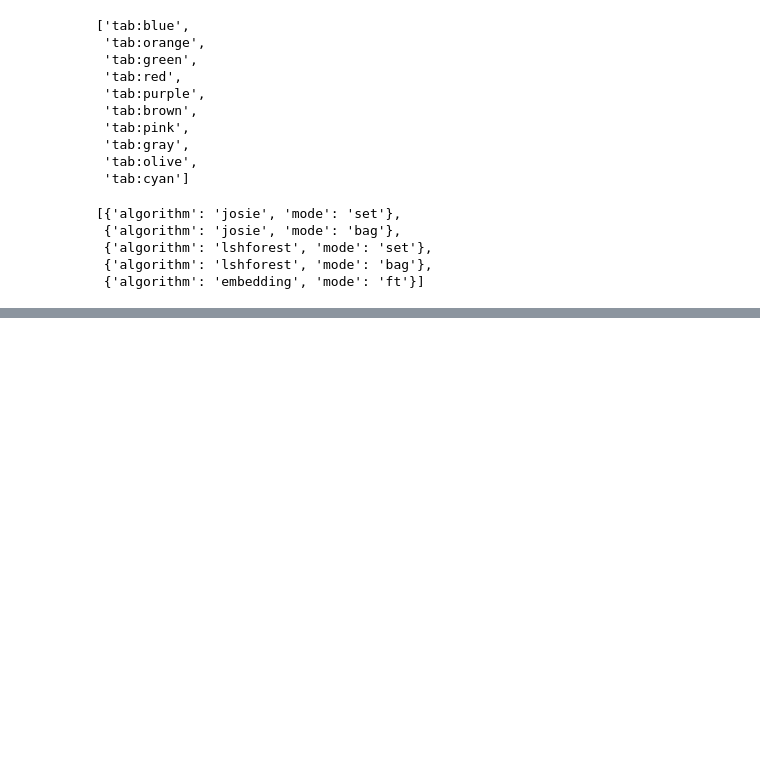
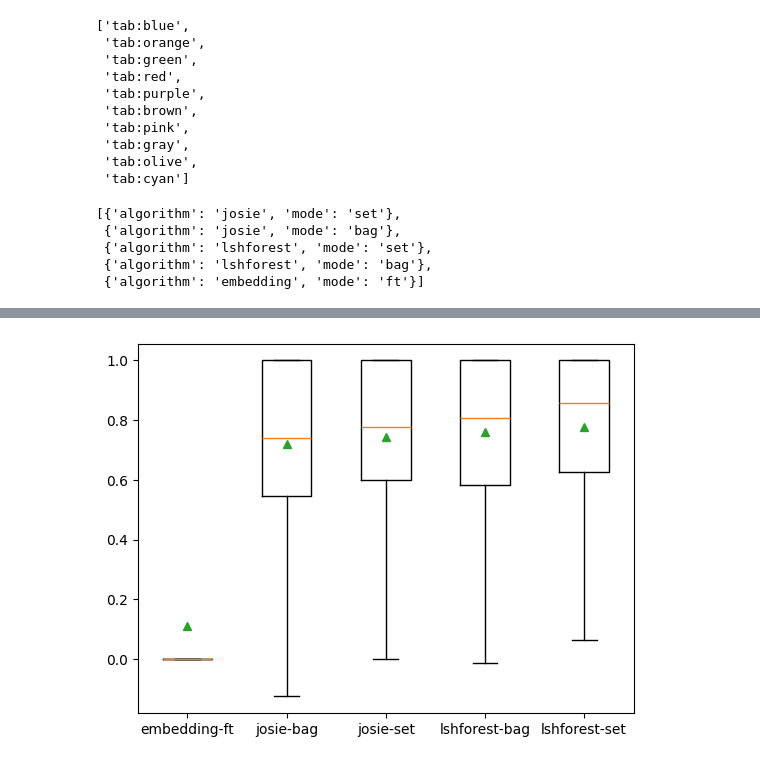
Before and after one commit to nanni00/datalake-table-finder, a Jupyter notebook: experiments/stuff.ipynb, the cells around one changed output, grey strips where cells are left out. Saved outputs shown, nothing was run; the diff lists cells and outputs as text; code cells hidden in the pictures; blank space fills up the shorter version.

```diff
--- a/experiments/stuff.ipynb
+++ b/experiments/stuff.ipynb
@@ -670,0 +673,3 @@ results = results.filter(pl.struct(['algorithm', 'mode']).is_in(list(map(lambda
+# %%
+results = pl.read_csv('/data4/nanni/tesi-magistrale/data/tests/main/wikiturlsnap/results/extracted/final_results_k20_q50K.csv') \
+    .filter(pl.col('mode') != 'ftdist')
@@ -670,0 +687,14 @@ results = results.filter(pl.struct(['algorithm', 'mode']).is_in(list(map(lambda
+# %%
+metric = 'proximity'
+
+labels = []
+prox = []
+for name, group in results.select(['algorithm', 'mode', metric]).to_pandas().groupby(['algorithm', 'mode']):
+    prox.append(group[metric].to_list())
+    labels.append(f"{name[0]}-{name[1]}")
+
+fig, ax = plt.subplots(1, 1)
+ax.boxplot(prox, tick_labels=labels, showmeans=True, showfliers=False)
+plt.show()
+# %% [output]
+[figure, added]
```
Also changed, not shown: parts of 2 cells of this notebook, 23 other files.
